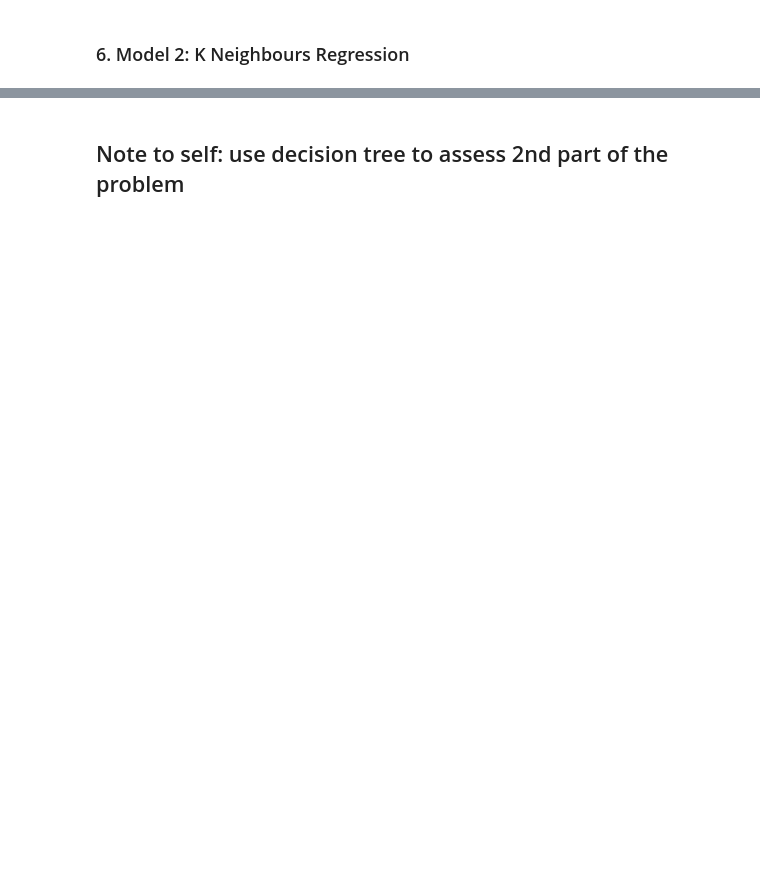
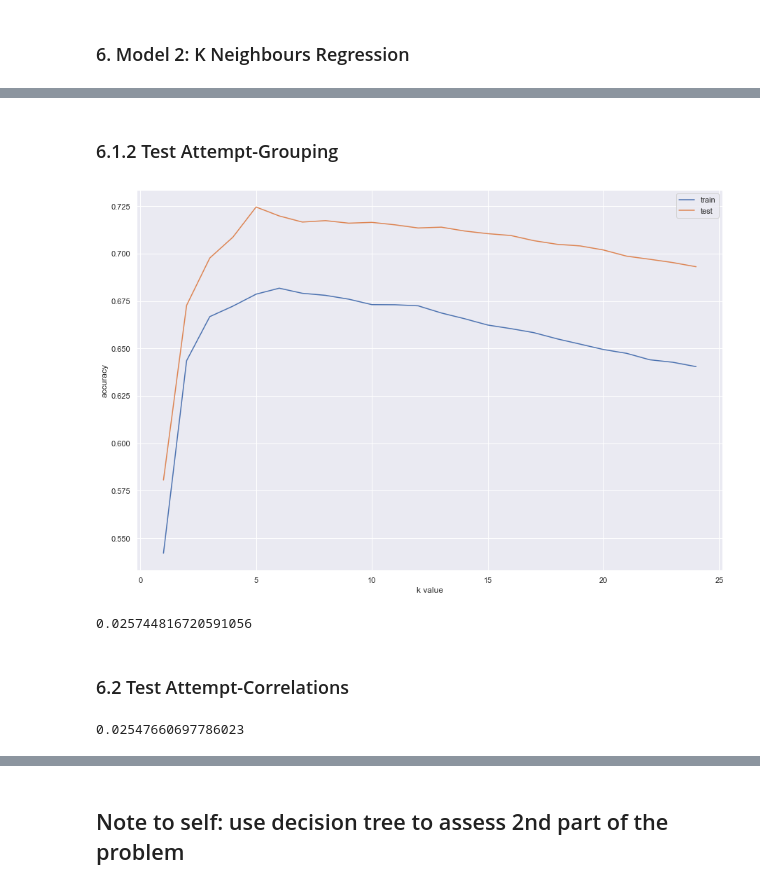
Before and after one commit to LucasTrost/Ironhack-MidBootProject, a Jupyter notebook: Python Notebook/MidBootCampLucasRegression.ipynb, the cells around one changed output, grey strips where cells are left out. Cells and saved outputs as stored; diff of their text form; code cells hidden in the pictures; blank space fills up the shorter version.

```diff
--- a/Python Notebook/MidBootCampLucasRegression.ipynb
+++ b/Python Notebook/MidBootCampLucasRegression.ipynb
@@ -579,0 +607,11 @@ mae(y_kn_test, y_kn_pred)
+# %%
+# transform yr_renovated & yr_built into meaningful numerical categories
+df = base_df
+def groupyr_ren(year):
+    if year >= 2010:
+        return 2
+    elif year >= 2000:
+        return 1
+    else:
+        return 0
+df['yr_renovated'] = pd.Series(list(map(groupyr_ren,df['yr_renovated'])))
@@ -579,0 +653,26 @@ mae(y_kn_test, y_kn_pred)
+# %% [markdown]
+### 6.1.2 Test Attempt-Grouping
+# %%
+y_kn = df['price']
+X_kn = df.drop('price', axis = 1)
+
+X_kn_train, X_kn_test, y_kn_train, y_kn_test = train_test_split(X_kn, y_kn, test_size=0.3, random_state=40)
+# %%
+accuracy_train=[]
+accuracy_test=[]
+for k in range(1,25):
+    pkn = KNeighborsRegressor(n_neighbors=k)
+    pkn.fit(X_kn_test, y_kn_test)
+    y_kn_pred1=pkn.predict(X_kn_train)
+    accuracy_train.append(r2(y_kn_train,y_kn_pred1))
+    pkn = KNeighborsRegressor(n_neighbors=k)
+    pkn.fit(X_kn_train, y_kn_train)
+    y_kn_pred2=pkn.predict(X_kn_test)
+    accuracy_test.append(r2(y_kn_test,y_kn_pred2))
+plt.plot(range(1,25),accuracy_train,label='train')
+plt.plot(range(1,25),accuracy_test,label='test')
+plt.xlabel('k value')
+plt.ylabel('accuracy')
+plt.legend();
+# %% [output]
+[figure, added]
@@ -579,0 +684,6 @@ mae(y_kn_test, y_kn_pred)
+# %%
+# Root Mean Square Error(RMSE)
+rmse = math.sqrt(mse(y_kn_test,y_kn_pred))
+rmse
+# %% [output]
+0.025744816720591056
@@ -579,0 +693,2 @@ mae(y_kn_test, y_kn_pred)
+# %% [markdown]
+### 6.2 Test Attempt-Correlations
@@ -579,0 +710,6 @@ mae(y_kn_test, y_kn_pred)
+# %%
+# Root Mean Square Error(RMSE)
+rmse = math.sqrt(mse(y_kn_test,y_kn_pred))
+rmse
+# %% [output]
+0.02547660697786023
```
Also changed, not shown: parts of 35 cells of this notebook.
